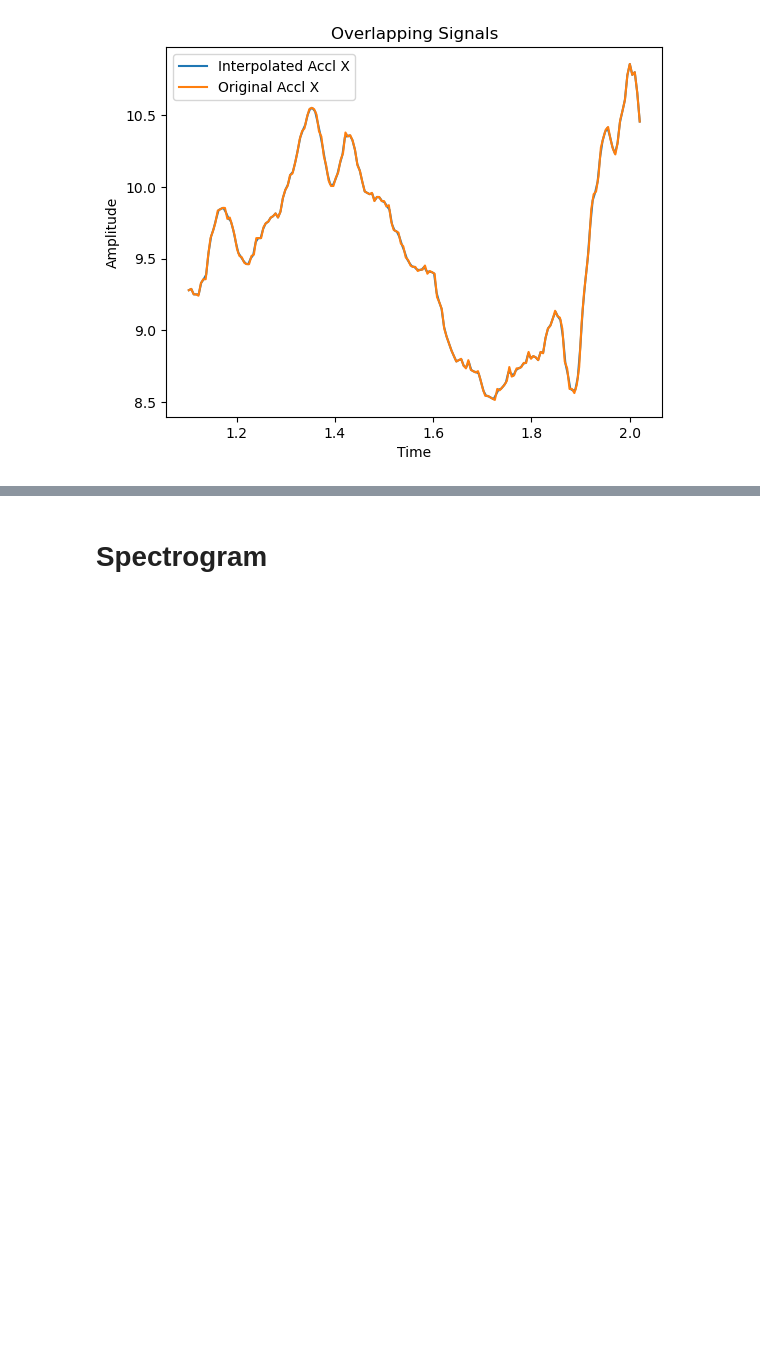
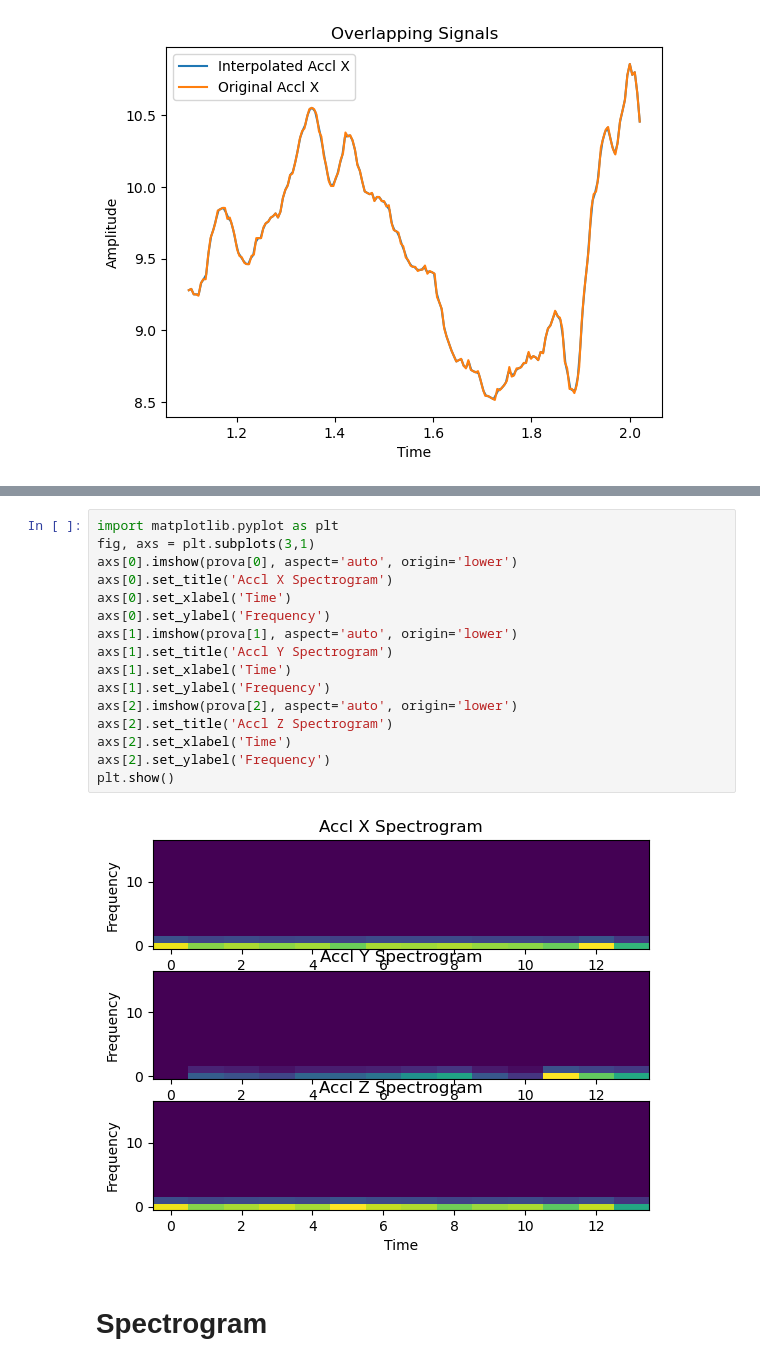
Before and after one commit to amir-goudarzi/IMU_testing, a Jupyter notebook: notebooks/dataloader.ipynb, the cells around one changed output, grey strips where cells are left out. Drawn from its saved outputs; the diff is of its cells as text; blank space fills up the shorter version.

```diff
--- a/notebooks/dataloader.ipynb
+++ b/notebooks/dataloader.ipynb
@@ -335,3 +423,21 @@ plt.show()
+# %%
+import matplotlib.pyplot as plt
+fig, axs = plt.subplots(3,1)
+axs[0].imshow(prova[0], aspect='auto', origin='lower')
+axs[0].set_title('Accl X Spectrogram')
+axs[0].set_xlabel('Time')
+axs[0].set_ylabel('Frequency')
+axs[1].imshow(prova[1], aspect='auto', origin='lower')
+axs[1].set_title('Accl Y Spectrogram')
+axs[1].set_xlabel('Time')
+axs[1].set_ylabel('Frequency')
+axs[2].imshow(prova[2], aspect='auto', origin='lower')
+axs[2].set_title('Accl Z Spectrogram')
+axs[2].set_xlabel('Time')
+axs[2].set_ylabel('Frequency')
+plt.show()
+# %% [output]
+[figure, added]
 # %% [markdown]
 # Spectrogram
 # %% [markdown]
```
Also changed, not shown: parts of 34 cells of this notebook, 1 other file.
